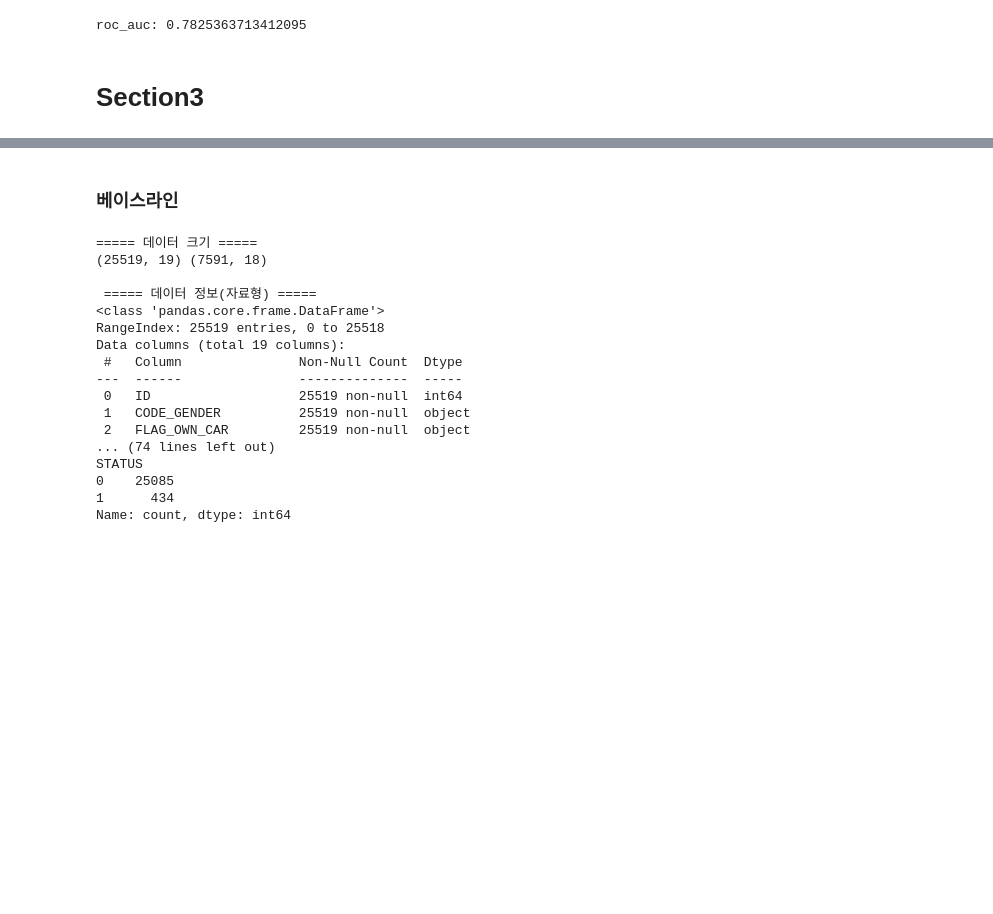
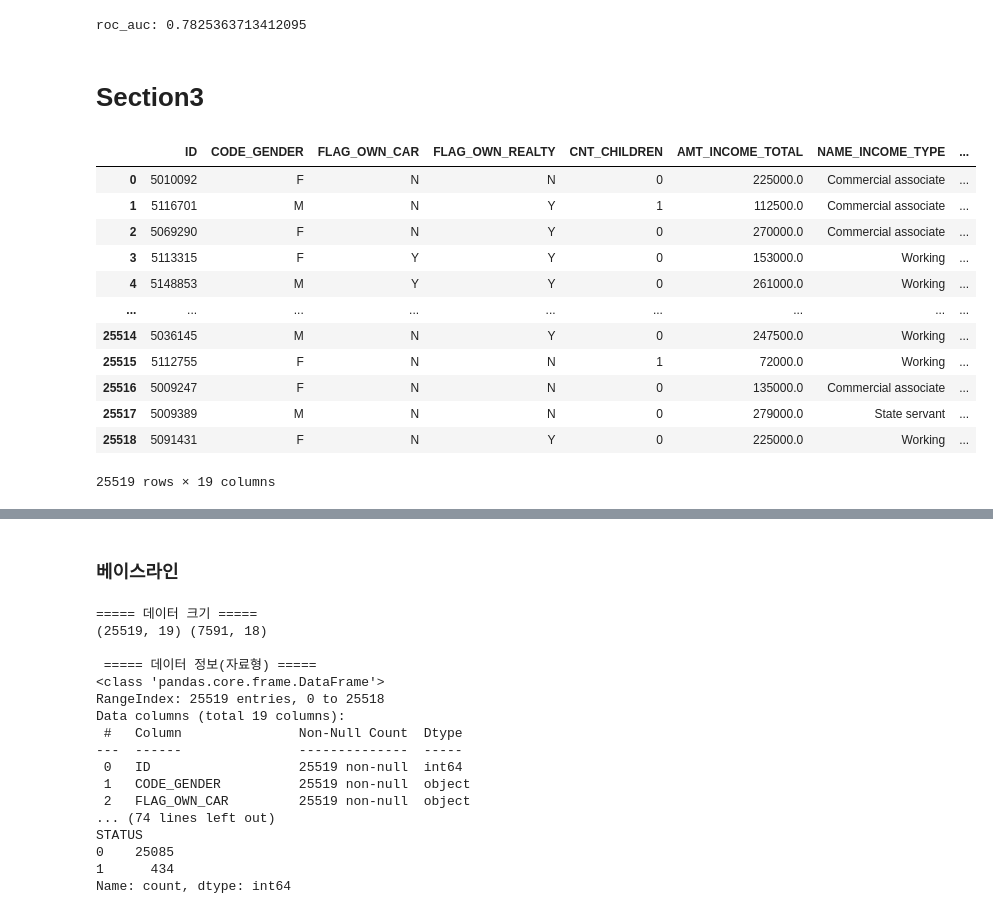
Before and after one commit to zzl-hyun/bigdata_analyst_cert_v2, a Jupyter notebook: part2/ch6/ch6_ex_classification.ipynb, the cells around one changed output, grey strips where cells are left out. Cells and saved outputs as stored; diff of their text form; code cells hidden in the pictures; blank space fills up the shorter version.

```diff
--- a/part2/ch6/ch6_ex_classification.ipynb
+++ b/part2/ch6/ch6_ex_classification.ipynb
@@ -542,3 +736,31 @@ submit.to_csv("result.csv", index=False)
 roc_auc: 0.7825363713412095
 # %% [markdown]
 # Section3
+# %%
+# 1. 문제정의
+# 평가: f1
+# target: STATUS
+# 최종파일: result.csv(컬럼 1개 pred)
+
+# 2. 라이브러리 및 데이터 불러오기
+import pandas as pd
+
+# train = pd.read_csv("creditcard_train.csv")
+# test = pd.read_csv("creditcard_test.csv")
+train = pd.read_csv("https://raw.githubusercontent.com/lovedlim/bigdata_analyst_cert/main/part2/ch6/creditcard_train.csv")
+test = pd.read_csv("https://raw.githubusercontent.com/lovedlim/bigdata_analyst_cert/main/part2/ch6/creditcard_test.csv")
+train
+# %% [output]
+|  | ID | CODE_GENDER | FLAG_OWN_CAR | FLAG_OWN_REALTY | CNT_CHILDREN | AMT_INCOME_TOTAL | NAME_INCOME_TYPE | ... |
+| 0 | 5010092 | F | N | N | 0 | 225000.0 | Commercial associate | ... |
+| 1 | 5116701 | M | N | Y | 1 | 112500.0 | Commercial associate | ... |
+| 2 | 5069290 | F | N | Y | 0 | 270000.0 | Commercial associate | ... |
+| 3 | 5113315 | F | Y | Y | 0 | 153000.0 | Working | ... |
+| 4 | 5148853 | M | Y | Y | 0 | 261000.0 | Working | ... |
+| ... | ... | ... | ... | ... | ... | ... | ... | ... |
+| 25514 | 5036145 | M | N | Y | 0 | 247500.0 | Working | ... |
+| 25515 | 5112755 | F | N | N | 1 | 72000.0 | Working | ... |
+| 25516 | 5009247 | F | N | N | 0 | 135000.0 | Commercial associate | ... |
+| 25517 | 5009389 | M | N | N | 0 | 279000.0 | State servant | ... |
+| 25518 | 5091431 | F | N | Y | 0 | 225000.0 | Working | ... |
+25519 rows × 19 columns
```
Also changed, not shown: parts of 28 cells of this notebook.
